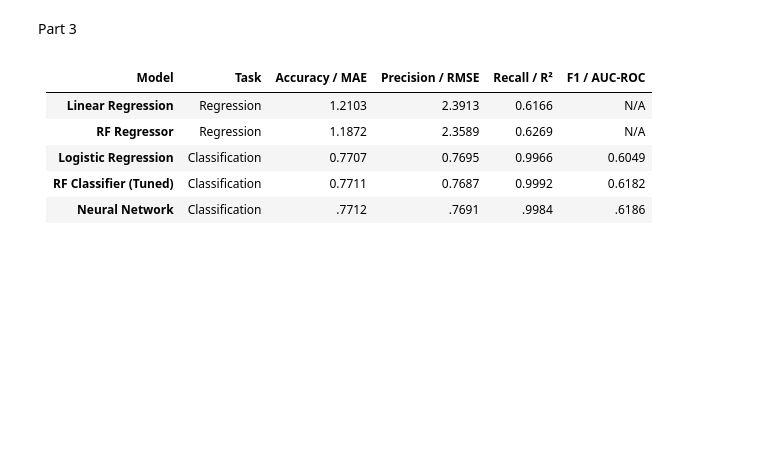
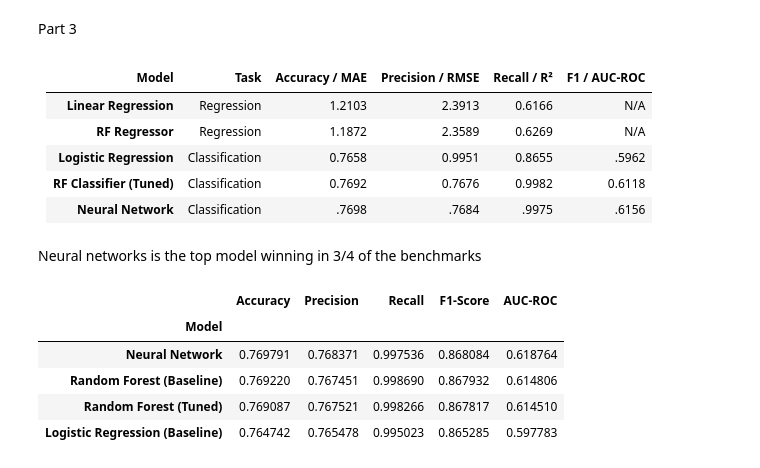
Before and after one commit to ZirconiumProgramme/COMP3610A2, a Jupyter notebook: A2.ipynb, the cells around one changed output. Cells and saved outputs as stored; diff of their text form; code cells hidden in the pictures; blank space fills up the shorter version.

```diff
--- a/A2.ipynb
+++ b/A2.ipynb
@@ -217,7 +240,9 @@ Used -1 jobs, 10 max depth, 100 n_estimators to decrease training time whilst ba
 # %%
 # --- 5: Hyperparameter Tuning ---
+from sklearn.model_selection import train_test_split
 
-X_sample, _, y_sample = train_test_split(
+#_ skips the tests no need for parameter tuning
+X_sample, _, y_sample, _ = train_test_split(
     X_train_scaled,
     y_train_clf,
     train_size=300000,
@@ -238,13 +263,15 @@ rf_random_search = RandomizedSearchCV(
     estimator=RandomForestClassifier(random_state=42, n_jobs=-1),
     param_distributions=param_dist,
     n_iter=20,
-    cv=5, #
+    cv=5,
     random_state=42,
     scoring='f1',
     verbose=1
 )
 
+
 rf_random_search.fit(X_sample, y_sample)
+
 
 print(f"Best Parameters Found: {rf_random_search.best_params_}")
 
@@ -254,6 +281,6 @@ y_pred_tuned = tuned_rf.predict(X_val_scaled)
 y_prob_tuned = tuned_rf.predict_proba(X_val_scaled)[:, 1]
 
 
-print_classification_metrics("Tuned Random Forest", y_val_clf, y_pred_tuned, y_prob_tuned) # Updated: y_val_2 -> y_val_clf
+print_classification_metrics("Tuned Random Forest", y_val_clf, y_pred_tuned, y_prob_tuned)
 # %% [output]
 Fitting 5 folds for each of 20 candidates, totalling 100 fits
@@ -358,6 +386,44 @@ Part 3
 | :--- | :--- | :---: | :---: | :---: | :---: |
 | **Linear Regression** | Regression | 1.2103 | 2.3913 | 0.6166 | N/A |
 | **RF Regressor** | Regression | 1.1872 | 2.3589 | 0.6269 | N/A |
-| **Logistic Regression** | Classification | 0.7707 | 0.7695 | 0.9966 | 0.6049 |
-| **RF Classifier (Tuned)** | Classification | 0.7711 | 0.7687 | 0.9992 | 0.6182 |
-| **Neural Network** | Classification | .7712 | .7691 | .9984| .6186 |
+| **Logistic Regression** | Classification| 0.7658 | 0.9951 | 0.8655 | .5962
+| **RF Classifier (Tuned)** | Classification | 0.7692 | 0.7676 | 0.9982 | 0.6118 |
+| **Neural Network** | Classification | .7698 | .7684 | .9975| .6156 |
+# %% [markdown]
+Neural networks is the top model winning in 3/4 of the benchmarks
+# %%
+device = next(model.parameters()).device
+
+model.eval()
+with torch.no_grad():
+    X_test_tensor = torch.FloatTensor(X_test_scaled).to(device)
+    nn_logits = model(X_test_tensor)
+    nn_probs = torch.sigmoid(nn_logits).cpu().numpy().flatten()
+    nn_preds = (nn_probs > 0.5).astype(int)
+def get_metrics_dict(name, y_true, y_pred, y_prob):
+    return {
+        'Model': name,
+        'Accuracy': accuracy_score(y_true, y_pred),
+        'Precision': precision_score(y_true, y_pred),
+        'Recall': recall_score(y_true, y_pred),
+        'F1-Score': f1_score(y_true, y_pred),
+        'AUC-ROC': roc_auc_score(y_true, y_prob)
+    }
+
+
+results = []
+results.append(get_metrics_dict("Logistic Regression (Baseline)", y_test_clf, logisticClassifier.predict(X_test_scaled), logisticClassifier.predict_proba(X_test_scaled)[:, 1]))
+results.append(get_metrics_dict("Random Forest (Baseline)", y_test_clf, randomForestClassifier.predict(X_test_scaled), randomForestClassifier.predict_proba(X_test_scaled)[:, 1]))
+results.append(get_metrics_dict("Random Forest (Tuned)", y_test_clf, tuned_rf.predict(X_test_scaled), tuned_rf.predict_proba(X_test_scaled)[:, 1]))
+results.append(get_metrics_dict("Neural Network", y_test_clf, nn_preds, nn_probs))
+
+# Create and display the summary table
+results_df = pd.DataFrame(results).set_index('Model').sort_values(by='F1-Score', ascending=False)
+display(results_df.style.highlight_max(axis=0, color='lightgreen'))
+# %% [output]
+|  | Accuracy | Precision | Recall | F1-Score | AUC-ROC |
+| Model |  |  |  |  |  |
+| Neural Network | 0.769791 | 0.768371 | 0.997536 | 0.868084 | 0.618764 |
+| Random Forest (Baseline) | 0.769220 | 0.767451 | 0.998690 | 0.867932 | 0.614806 |
+| Random Forest (Tuned) | 0.769087 | 0.767521 | 0.998266 | 0.867817 | 0.614510 |
+| Logistic Regression (Baseline) | 0.764742 | 0.765478 | 0.995023 | 0.865285 | 0.597783 |
```
Also changed, not shown: parts of 22 cells of this notebook, 1 other file.
